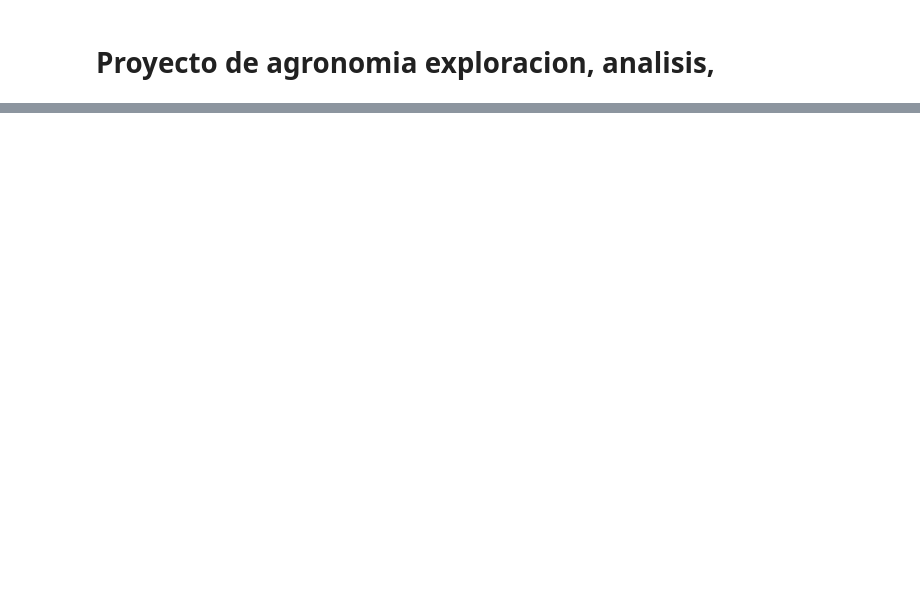
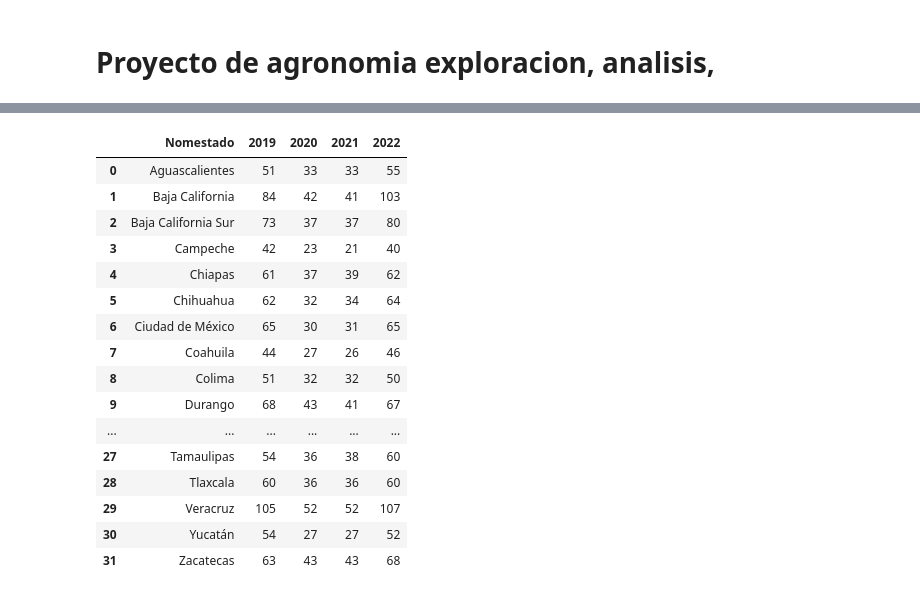
Before and after one commit to MCDagro3/proyecto_agronomia, a Jupyter notebook: exploracion.ipynb, the cells around one changed output, grey strips where cells are left out. Drawn from its saved outputs; the diff is of its cells as text; code cells hidden in the pictures; blank space fills up the shorter version.

```diff
--- a/exploracion.ipynb
+++ b/exploracion.ipynb
@@ -777,0 +201,8 @@ que requieren un análisis más detallado.
+# %%
+for anio in range(2013, 2023):
+
+    archivo = RAW_DIR / f"agricola_{anio}.csv"
+    df_temp, encoding = leer_csv_agricola(archivo)
+
+    print(f"\n===== {anio} =====")
+    print(df_temp.columns.tolist())
@@ -777,0 +411,51 @@ que requieren un análisis más detallado.
+# %%
+resumen_cultivos_estado = []
+
+for anio in [2019, 2020, 2021, 2022]:
+
+    archivo = RAW_DIR / f"agricola_{anio}.csv"
+    df_temp, _ = leer_csv_agricola(archivo)
+
+    columna_cultivo = (
+        "Nomcultivo Sin Um"
+        if "Nomcultivo Sin Um" in df_temp.columns
+        else "Nomcultivo"
+    )
+
+    temp = (
+        df_temp
+        .groupby("Nomestado")[columna_cultivo]
+        .nunique()
+        .reset_index(name=str(anio))
+    )
+
+    resumen_cultivos_estado.append(temp)
+# %%
+cultivos_por_estado = resumen_cultivos_estado[0]
+
+for temp in resumen_cultivos_estado[1:]:
+    cultivos_por_estado = cultivos_por_estado.merge(
+        temp,
+        on="Nomestado",
+        how="outer"
+    )
+
+cultivos_por_estado
+# %% [output]
+|  | Nomestado | 2019 | 2020 | 2021 | 2022 |
+| 0 | Aguascalientes | 51 | 33 | 33 | 55 |
+| 1 | Baja California | 84 | 42 | 41 | 103 |
+| 2 | Baja California Sur | 73 | 37 | 37 | 80 |
+| 3 | Campeche | 42 | 23 | 21 | 40 |
+| 4 | Chiapas | 61 | 37 | 39 | 62 |
+| 5 | Chihuahua | 62 | 32 | 34 | 64 |
+| 6 | Ciudad de México | 65 | 30 | 31 | 65 |
+| 7 | Coahuila | 44 | 27 | 26 | 46 |
+| 8 | Colima | 51 | 32 | 32 | 50 |
+| 9 | Durango | 68 | 43 | 41 | 67 |
+| ... | ... | ... | ... | ... | ... |
+| 27 | Tamaulipas | 54 | 36 | 38 | 60 |
+| 28 | Tlaxcala | 60 | 36 | 36 | 60 |
+| 29 | Veracruz | 105 | 52 | 52 | 107 |
+| 30 | Yucatán | 54 | 27 | 27 | 52 |
+| 31 | Zacatecas | 63 | 43 | 43 | 68 |
```
Also changed, not shown: parts of 68 cells of this notebook, 23 other files.
